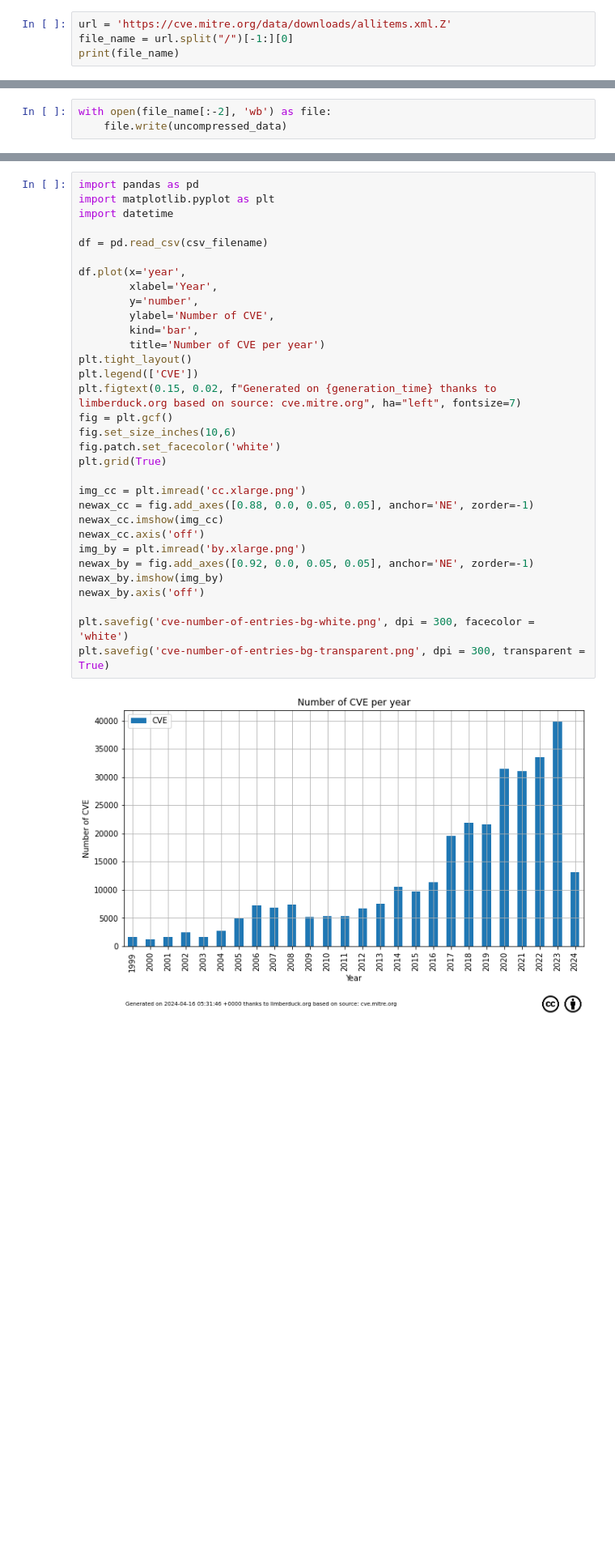
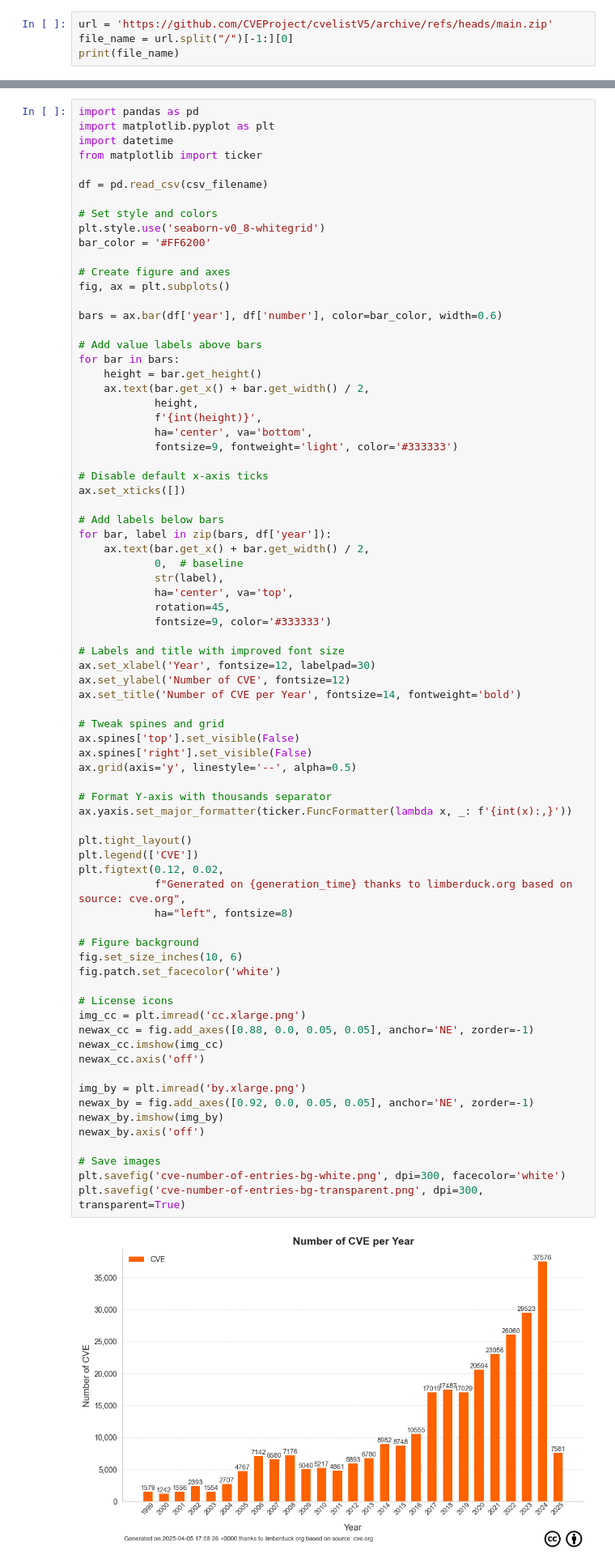
Before and after one commit to LimberDuck/limberduck_org_julio_7, a Jupyter notebook: docs/notebooks/cve/cve.ipynb, the cells around one changed output, grey strips where cells are left out. Shown: that part at 81% size. Cells and saved outputs as stored; diff of their text form; blank space fills up the shorter version.

Commit message:
CVE updated with new source and theme

```diff
--- a/docs/notebooks/cve/cve.ipynb
+++ b/docs/notebooks/cve/cve.ipynb
@@ -49,5 +49,5 @@ All CVE IDs are taken from [cve.mitre.org/data/downloads/index.html](https://cve
 # %%
-url = 'https://cve.mitre.org/data/downloads/allitems.xml.Z'
+url = 'https://github.com/CVEProject/cvelistV5/archive/refs/heads/main.zip'
 file_name = url.split("/")[-1:][0]
 print(file_name)
 # %% [output]
@@ -70,3 +69,0 @@ uncompressed_data = unlzw3.unlzw(Path(file_name))
-# %%
-with open(file_name[:-2], 'wb') as file:
-    file.write(uncompressed_data)
@@ -158,34 +164,77 @@ PNG files are available in GitHub repository with two background versions, see:
 # %%
 import pandas as pd
 import matplotlib.pyplot as plt
 import datetime
+from matplotlib import ticker
 
 df = pd.read_csv(csv_filename)
 
-df.plot(x='year',
-        xlabel='Year',
-        y='number',
-        ylabel='Number of CVE',
-        kind='bar',
-        title='Number of CVE per year')
+# Set style and colors
+plt.style.use('seaborn-v0_8-whitegrid')
+bar_color = '#FF6200'
+
+# Create figure and axes
+fig, ax = plt.subplots()
+
+bars = ax.bar(df['year'], df['number'], color=bar_color, width=0.6)
+
+# Add value labels above bars
+for bar in bars:
+    height = bar.get_height()
+    ax.text(bar.get_x() + bar.get_width() / 2,
+            height,
+            f'{int(height)}',
+            ha='center', va='bottom',
+            fontsize=9, fontweight='light', color='#333333')
+
+# Disable default x-axis ticks
+ax.set_xticks([])
+
+# Add labels below bars
+for bar, label in zip(bars, df['year']):
+    ax.text(bar.get_x() + bar.get_width() / 2,
+            0,  # baseline
+            str(label),
+            ha='center', va='top',
+            rotation=45,
+            fontsize=9, color='#333333')
+
+# Labels and title with improved font size
+ax.set_xlabel('Year', fontsize=12, labelpad=30)
+ax.set_ylabel('Number of CVE', fontsize=12)
+ax.set_title('Number of CVE per Year', fontsize=14, fontweight='bold')
+
+# Tweak spines and grid
+ax.spines['top'].set_visible(False)
+ax.spines['right'].set_visible(False)
+ax.grid(axis='y', linestyle='--', alpha=0.5)
+
+# Format Y-axis with thousands separator
+ax.yaxis.set_major_formatter(ticker.FuncFormatter(lambda x, _: f'{int(x):,}'))
+
 plt.tight_layout()
 plt.legend(['CVE'])
-plt.figtext(0.15, 0.02, f"Generated on {generation_time} thanks to limberduck.org based on source: cve.mitre.org", ha="left", fontsize=7)
-fig = plt.gcf()
-fig.set_size_inches(10,6)
+plt.figtext(0.12, 0.02,
+            f"Generated on {generation_time} thanks to limberduck.org based on source: cve.org",
+            ha="left", fontsize=8)
+
+# Figure background
+fig.set_size_inches(10, 6)
 fig.patch.set_facecolor('white')
-plt.grid(True)
 
+# License icons
 img_cc = plt.imread('cc.xlarge.png')
 newax_cc = fig.add_axes([0.88, 0.0, 0.05, 0.05], anchor='NE', zorder=-1)
 newax_cc.imshow(img_cc)
 newax_cc.axis('off')
+
 img_by = plt.imread('by.xlarge.png')
 newax_by = fig.add_axes([0.92, 0.0, 0.05, 0.05], anchor='NE', zorder=-1)
 newax_by.imshow(img_by)
 newax_by.axis('off')
 
-plt.savefig('cve-number-of-entries-bg-white.png', dpi = 300, facecolor = 'white')
-plt.savefig('cve-number-of-entries-bg-transparent.png', dpi = 300, transparent = True)
+# Save images
+plt.savefig('cve-number-of-entries-bg-white.png', dpi=300, facecolor='white')
+plt.savefig('cve-number-of-entries-bg-transparent.png', dpi=300, transparent=True)
 # %% [output]
-[figure, old version]
+[figure, new version]
```
Also changed, not shown: parts of 9 cells of this notebook, 5 other files.
